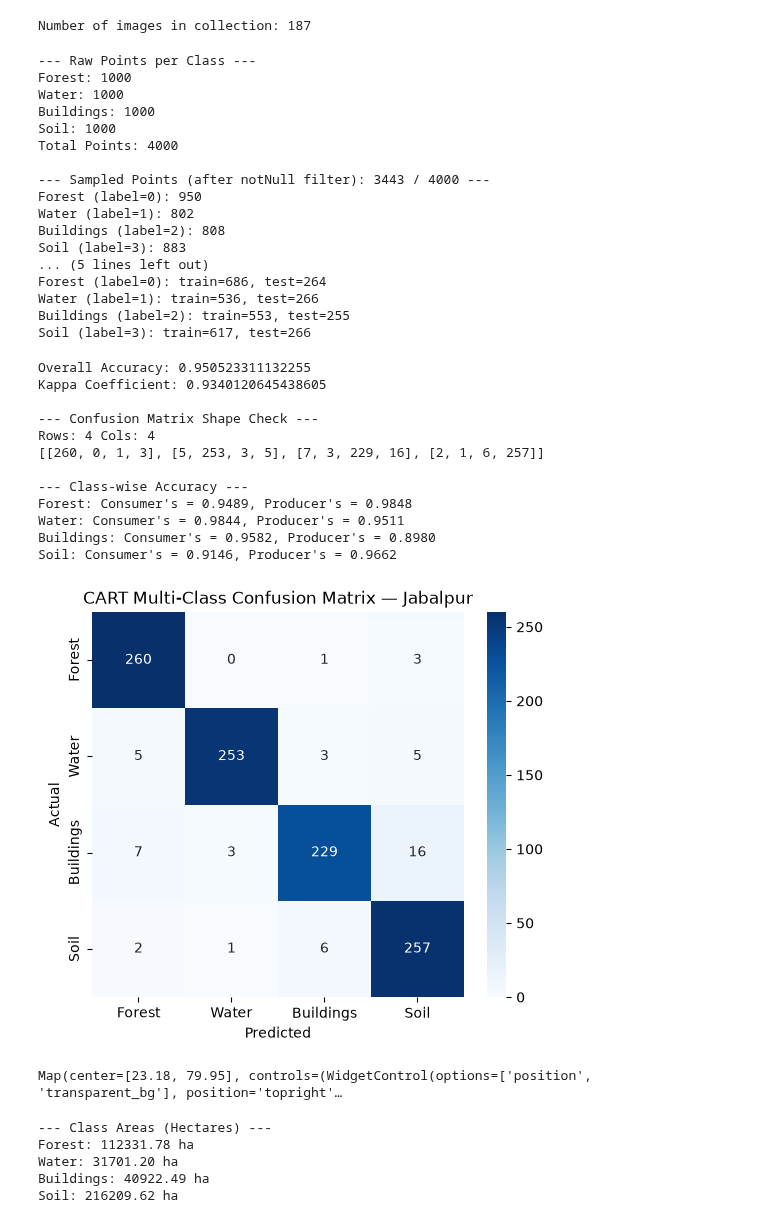
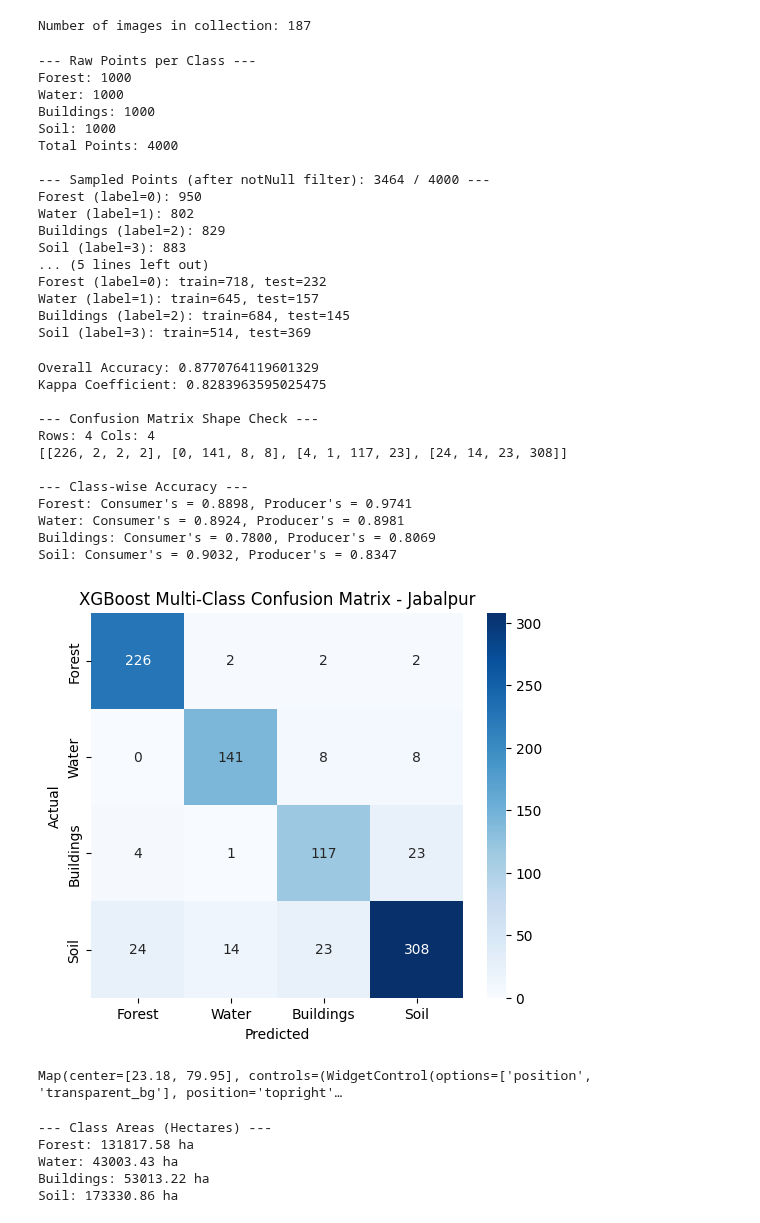
Before and after one commit to Aadityapoddar/Geo-Engine-Terrain-Classifier, a Jupyter notebook: model_testing/multi_classification/jabalpur/xgb_multi_jabalpur.ipynb, the cells around one changed output. Cells and saved outputs as stored; diff of their text form; code cells hidden in the pictures.

```diff
--- a/model_testing/multi_classification/jabalpur/xgb_multi_jabalpur.ipynb
+++ b/model_testing/multi_classification/jabalpur/xgb_multi_jabalpur.ipynb
@@ -60,10 +60,11 @@ Number of images in collection: 187
 # The forest and soil assets have NO 'label' property in Earth Engine.
 # We explicitly set the label on every feature using .map() to guarantee
 # all 4 classes survive the sampleRegions + notNull filter.
-forest    = ee.FeatureCollection('users/siddharthilayaraja5/jabalpur_forest_points').map(lambda f: f.set('label', 0))
-water     = ee.FeatureCollection('users/siddharthilayaraja5/jabalpur_water_points').map(lambda f: f.set('label', 1))
-buildings = ee.FeatureCollection('users/siddharthilayaraja5/jabalpur_building_points').map(lambda f: f.set('label', 2))
-soil      = ee.FeatureCollection('users/siddharthilayaraja5/jabalpur_soil_points').map(lambda f: f.set('label', 3))
+ASSET_ROOT = os.getenv("EE_ASSET_ROOT", "users/ashutoshsaxena703")
+forest    = ee.FeatureCollection(f'{ASSET_ROOT}/jabalpur_forest_points').map(lambda f: f.set('label', 0))
+water     = ee.FeatureCollection(f'{ASSET_ROOT}/jabalpur_water_points').map(lambda f: f.set('label', 1))
+buildings = ee.FeatureCollection(f'{ASSET_ROOT}/jabalpur_building_points').map(lambda f: f.set('label', 2))
+soil      = ee.FeatureCollection(f'{ASSET_ROOT}/jabalpur_soil_points').map(lambda f: f.set('label', 3))
 
 class_names = ['Forest', 'Water', 'Buildings', 'Soil']
 class_collections = [forest, water, buildings, soil]
@@ -79,16 +80,32 @@ print()
 
 all_points = forest.merge(water).merge(buildings).merge(soil)
 
+# ----- Spatial block assignment (replaces the random per-point split) -----
+# Splitting with randomColumn divides individual pixels, not places. Labelled
+# points come in clusters, so neighbouring 10m pixels off the same lake or
+# forest patch land on both sides of the split and the model gets scored on
+# near-duplicates of its own training rows. That inflates accuracy without
+# measuring generalisation.
+# Instead bin each point into a ~11km cell by coordinate and send whole cells
+# to train or test, so no test point can sit beside its training neighbour.
+def assign_block(f):
+    coords = f.geometry().coordinates()
+    bx = ee.Number(coords.get(0)).multiply(10).floor()
+    by = ee.Number(coords.get(1)).multiply(10).floor()
+    return f.set('blk', bx.multiply(31).add(by.multiply(17)).mod(10))
+
+all_points = all_points.map(assign_block)
+
 # ----- Sample & Split -----
 training = (
     composite.select(bands)
              .sampleRegions(
                  collection=all_points,
-                 properties=['label'],
+                 properties=['label', 'blk'],
                  scale=10,
                  tileScale=4
              )
-             .filter(ee.Filter.notNull(bands + ['label']))
+             .filter(ee.Filter.notNull(bands + ['label', 'blk']))
              .randomColumn('random', 42)
 )
 
@@ -100,8 +117,8 @@ for i, name in enumerate(class_names):
     print(f'{name} (label={i}): {count}')
 print()
 
-train_set = training.filter(ee.Filter.lt('random', 0.7))
-test_set  = training.filter(ee.Filter.gte('random', 0.7))
+train_set = training.filter(ee.Filter.lt('blk', 7))
+test_set  = training.filter(ee.Filter.gte('blk', 7))
 print('Train Set Size:', train_set.size().getInfo())
 print('Test Set Size:', test_set.size().getInfo())
 print()
@@ -126,16 +143,16 @@ Buildings: 1000
 Soil: 1000
 Total Points: 4000
 
---- Sampled Points (after notNull filter): 3443 / 4000 ---
+--- Sampled Points (after notNull filter): 3464 / 4000 ---
 Forest (label=0): 950
 Water (label=1): 802
-Buildings (label=2): 808
+Buildings (label=2): 829
 Soil (label=3): 883
 ... (5 lines left out)
-Forest (label=0): train=686, test=264
-Water (label=1): train=536, test=266
-Buildings (label=2): train=553, test=255
-Soil (label=3): train=617, test=266
+Forest (label=0): train=718, test=232
+Water (label=1): train=645, test=157
+Buildings (label=2): train=684, test=145
+Soil (label=3): train=514, test=369
 # %%
 xgb_classifier = ee.Classifier.smileGradientTreeBoost(
     numberOfTrees=200,
@@ -163,43 +180,43 @@ print('\n--- Class-wise Accuracy ---')
 order = confusion_matrix.order().getInfo()
 consumers_acc = confusion_matrix.consumersAccuracy().getInfo()
 producers_acc = confusion_matrix.producersAccuracy().getInfo()
 
 ca_flat = [item for sublist in consumers_acc for item in sublist]
 pa_flat = [item for sublist in producers_acc for item in sublist]
 
 ca_by_label = dict(zip(order, ca_flat))
 pa_by_label = dict(zip(order, pa_flat))
 
 for i, name in enumerate(class_names):
     ca = ca_by_label.get(i, float('nan'))
     pa = pa_by_label.get(i, float('nan'))
     print(f"{name}: Consumer's = {ca:.4f}, Producer's = {pa:.4f}")
 
 print()
 
 # ----- Confusion Matrix Heatmap -----
 plt.figure(figsize=(6, 5))
 sns.heatmap(cm_array, annot=True, fmt='d', cmap='Blues',
             xticklabels=class_names, yticklabels=class_names)
 plt.xlabel('Predicted')
 plt.ylabel('Actual')
-plt.title('CART Multi-Class Confusion Matrix — Jabalpur')
-plt.savefig('../../../doc/assets/multi_cart_jabalpur_cm.png', dpi=300, bbox_inches='tight')
+plt.title('XGBoost Multi-Class Confusion Matrix - Jabalpur')
+plt.savefig('../../../doc/assets/multi_xgb_jabalpur_cm.png', dpi=300, bbox_inches='tight')
 plt.show()
 # %% [output]
-Overall Accuracy: 0.950523311132255
-Kappa Coefficient: 0.9340120645438605
+Overall Accuracy: 0.8770764119601329
+Kappa Coefficient: 0.8283963595025475
 
 --- Confusion Matrix Shape Check ---
 Rows: 4 Cols: 4
-[[260, 0, 1, 3], [5, 253, 3, 5], [7, 3, 229, 16], [2, 1, 6, 257]]
+[[226, 2, 2, 2], [0, 141, 8, 8], [4, 1, 117, 23], [24, 14, 23, 308]]
 
 --- Class-wise Accuracy ---
-Forest: Consumer's = 0.9489, Producer's = 0.9848
-Water: Consumer's = 0.9844, Producer's = 0.9511
-Buildings: Consumer's = 0.9582, Producer's = 0.8980
-Soil: Consumer's = 0.9146, Producer's = 0.9662
+Forest: Consumer's = 0.8898, Producer's = 0.9741
+Water: Consumer's = 0.8924, Producer's = 0.8981
+Buildings: Consumer's = 0.7800, Producer's = 0.8069
+Soil: Consumer's = 0.9032, Producer's = 0.8347
-[figure, old version]
+[figure, new version]
 # %%
 # ----- Classify and Visualise -----
 classified = composite.select(bands).classify(xgb_classifier)
@@ -240,7 +257,7 @@ for entry in area_data:
     print(f"{class_names[entry['class']]}: {ha:.2f} ha")
 # %% [output]
 --- Class Areas (Hectares) ---
-Forest: 112331.78 ha
-Water: 31701.20 ha
-Buildings: 40922.49 ha
-Soil: 216209.62 ha
+Forest: 131817.58 ha
+Water: 43003.43 ha
+Buildings: 53013.22 ha
+Soil: 173330.86 ha
```
Also changed, not shown: 8 other files.
